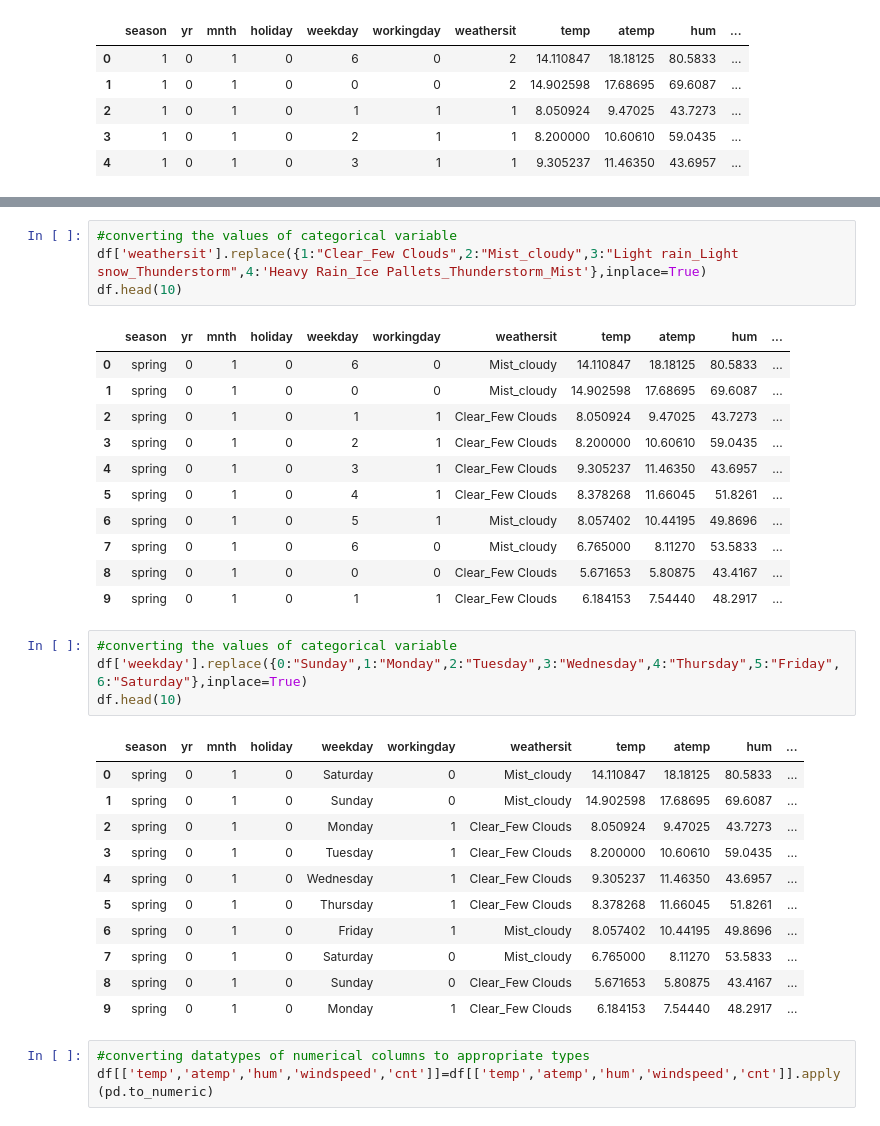
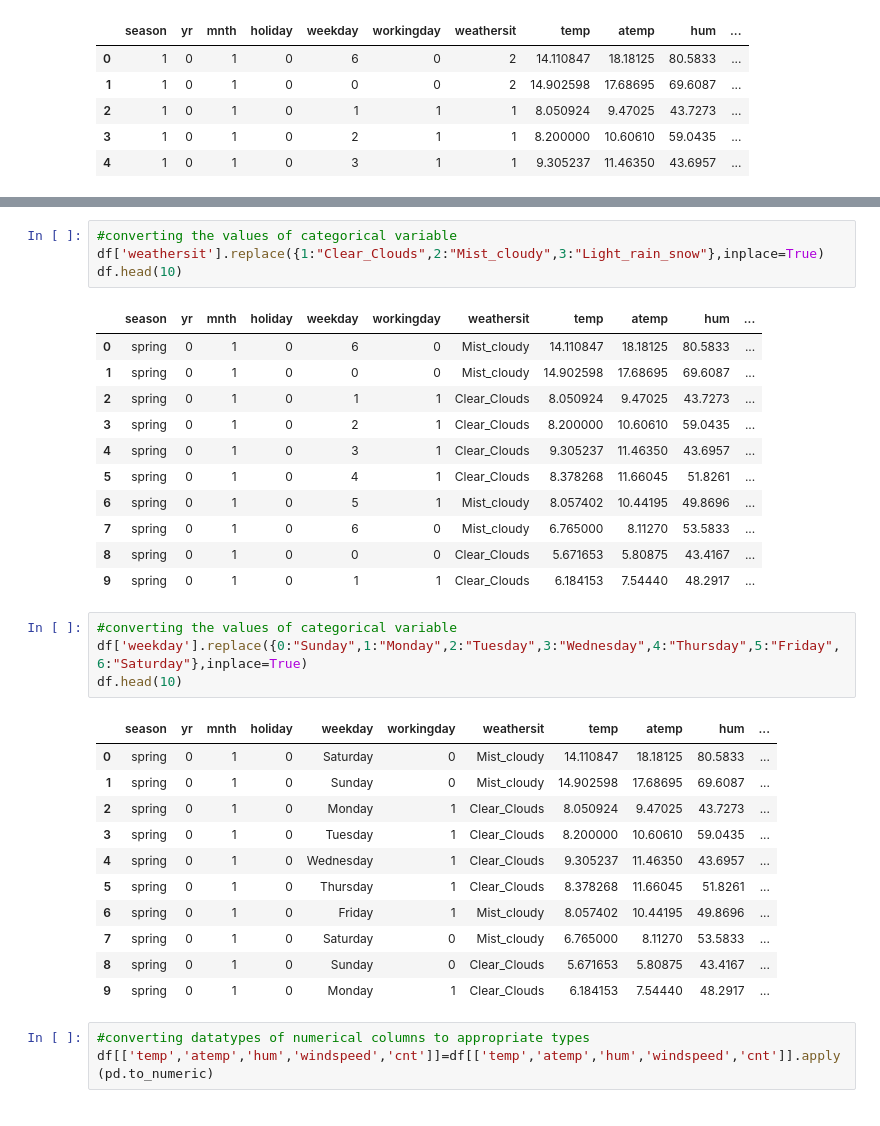
Before and after one commit to banalanaveen/Boom-Bike-Sharing, a Jupyter notebook: BoomBikes.ipynb, the cells around one changed output, grey strips where cells are left out. Drawn from its saved outputs; the diff is of its cells as text.

```diff
--- a/BoomBikes.ipynb
+++ b/BoomBikes.ipynb
@@ -102,19 +102,19 @@ df.sample(5)
 # %%
 #converting the values of categorical variable
-df['weathersit'].replace({1:"Clear_Few Clouds",2:"Mist_cloudy",3:"Light rain_Light snow_Thunderstorm",4:'Heavy Rain_Ice Pallets_Thunderstorm_Mist'},inplace=True)
+df['weathersit'].replace({1:"Clear_Clouds",2:"Mist_cloudy",3:"Light_rain_snow"},inplace=True)
 df.head(10)
 # %% [output]
 |  | season | yr | mnth | holiday | weekday | workingday | weathersit | temp | atemp | hum | ... |
 | 0 | spring | 0 | 1 | 0 | 6 | 0 | Mist_cloudy | 14.110847 | 18.18125 | 80.5833 | ... |
 | 1 | spring | 0 | 1 | 0 | 0 | 0 | Mist_cloudy | 14.902598 | 17.68695 | 69.6087 | ... |
-| 2 | spring | 0 | 1 | 0 | 1 | 1 | Clear_Few Clouds | 8.050924 | 9.47025 | 43.7273 | ... |
-| 3 | spring | 0 | 1 | 0 | 2 | 1 | Clear_Few Clouds | 8.200000 | 10.60610 | 59.0435 | ... |
-| 4 | spring | 0 | 1 | 0 | 3 | 1 | Clear_Few Clouds | 9.305237 | 11.46350 | 43.6957 | ... |
-| 5 | spring | 0 | 1 | 0 | 4 | 1 | Clear_Few Clouds | 8.378268 | 11.66045 | 51.8261 | ... |
+| 2 | spring | 0 | 1 | 0 | 1 | 1 | Clear_Clouds | 8.050924 | 9.47025 | 43.7273 | ... |
+| 3 | spring | 0 | 1 | 0 | 2 | 1 | Clear_Clouds | 8.200000 | 10.60610 | 59.0435 | ... |
+| 4 | spring | 0 | 1 | 0 | 3 | 1 | Clear_Clouds | 9.305237 | 11.46350 | 43.6957 | ... |
+| 5 | spring | 0 | 1 | 0 | 4 | 1 | Clear_Clouds | 8.378268 | 11.66045 | 51.8261 | ... |
 | 6 | spring | 0 | 1 | 0 | 5 | 1 | Mist_cloudy | 8.057402 | 10.44195 | 49.8696 | ... |
 | 7 | spring | 0 | 1 | 0 | 6 | 0 | Mist_cloudy | 6.765000 | 8.11270 | 53.5833 | ... |
-| 8 | spring | 0 | 1 | 0 | 0 | 0 | Clear_Few Clouds | 5.671653 | 5.80875 | 43.4167 | ... |
-| 9 | spring | 0 | 1 | 0 | 1 | 1 | Clear_Few Clouds | 6.184153 | 7.54440 | 48.2917 | ... |
+| 8 | spring | 0 | 1 | 0 | 0 | 0 | Clear_Clouds | 5.671653 | 5.80875 | 43.4167 | ... |
+| 9 | spring | 0 | 1 | 0 | 1 | 1 | Clear_Clouds | 6.184153 | 7.54440 | 48.2917 | ... |
 # %%
 #converting the values of categorical variable
 df['weekday'].replace({0:"Sunday",1:"Monday",2:"Tuesday",3:"Wednesday",4:"Thursday",5:"Friday",6:"Saturday"},inplace=True)
@@ -123,14 +123,14 @@ df.head(10)
 |  | season | yr | mnth | holiday | weekday | workingday | weathersit | temp | atemp | hum | ... |
 | 0 | spring | 0 | 1 | 0 | Saturday | 0 | Mist_cloudy | 14.110847 | 18.18125 | 80.5833 | ... |
 | 1 | spring | 0 | 1 | 0 | Sunday | 0 | Mist_cloudy | 14.902598 | 17.68695 | 69.6087 | ... |
-| 2 | spring | 0 | 1 | 0 | Monday | 1 | Clear_Few Clouds | 8.050924 | 9.47025 | 43.7273 | ... |
-| 3 | spring | 0 | 1 | 0 | Tuesday | 1 | Clear_Few Clouds | 8.200000 | 10.60610 | 59.0435 | ... |
-| 4 | spring | 0 | 1 | 0 | Wednesday | 1 | Clear_Few Clouds | 9.305237 | 11.46350 | 43.6957 | ... |
-| 5 | spring | 0 | 1 | 0 | Thursday | 1 | Clear_Few Clouds | 8.378268 | 11.66045 | 51.8261 | ... |
+| 2 | spring | 0 | 1 | 0 | Monday | 1 | Clear_Clouds | 8.050924 | 9.47025 | 43.7273 | ... |
+| 3 | spring | 0 | 1 | 0 | Tuesday | 1 | Clear_Clouds | 8.200000 | 10.60610 | 59.0435 | ... |
+| 4 | spring | 0 | 1 | 0 | Wednesday | 1 | Clear_Clouds | 9.305237 | 11.46350 | 43.6957 | ... |
+| 5 | spring | 0 | 1 | 0 | Thursday | 1 | Clear_Clouds | 8.378268 | 11.66045 | 51.8261 | ... |
 | 6 | spring | 0 | 1 | 0 | Friday | 1 | Mist_cloudy | 8.057402 | 10.44195 | 49.8696 | ... |
 | 7 | spring | 0 | 1 | 0 | Saturday | 0 | Mist_cloudy | 6.765000 | 8.11270 | 53.5833 | ... |
-| 8 | spring | 0 | 1 | 0 | Sunday | 0 | Clear_Few Clouds | 5.671653 | 5.80875 | 43.4167 | ... |
-| 9 | spring | 0 | 1 | 0 | Monday | 1 | Clear_Few Clouds | 6.184153 | 7.54440 | 48.2917 | ... |
+| 8 | spring | 0 | 1 | 0 | Sunday | 0 | Clear_Clouds | 5.671653 | 5.80875 | 43.4167 | ... |
+| 9 | spring | 0 | 1 | 0 | Monday | 1 | Clear_Clouds | 6.184153 | 7.54440 | 48.2917 | ... |
 # %%
 #converting datatypes of numerical columns to appropriate types
 df[['temp','atemp','hum','windspeed','cnt']]=df[['temp','atemp','hum','windspeed','cnt']].apply(pd.to_numeric)
```
Also changed, not shown: parts of 57 cells of this notebook.
